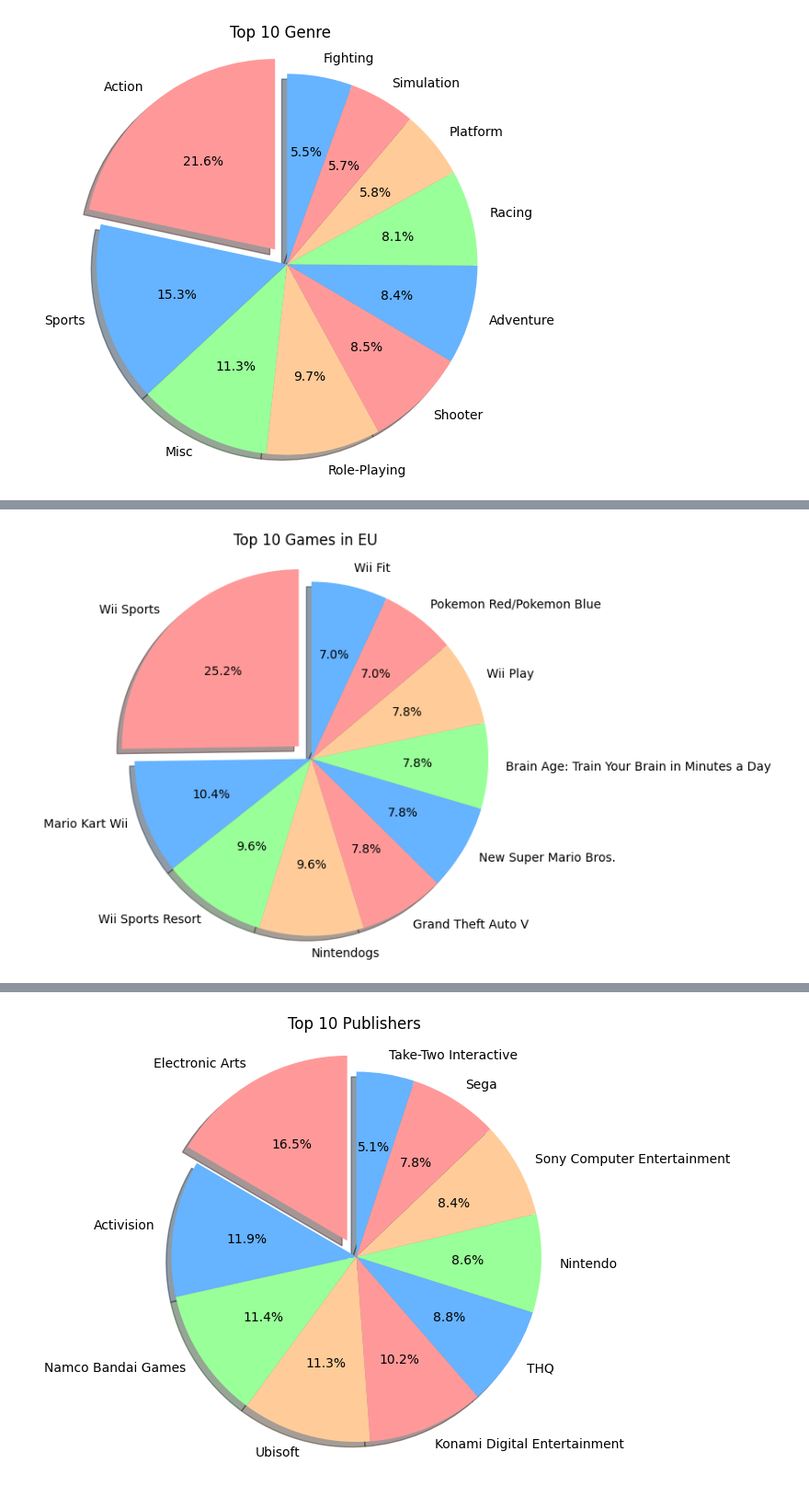
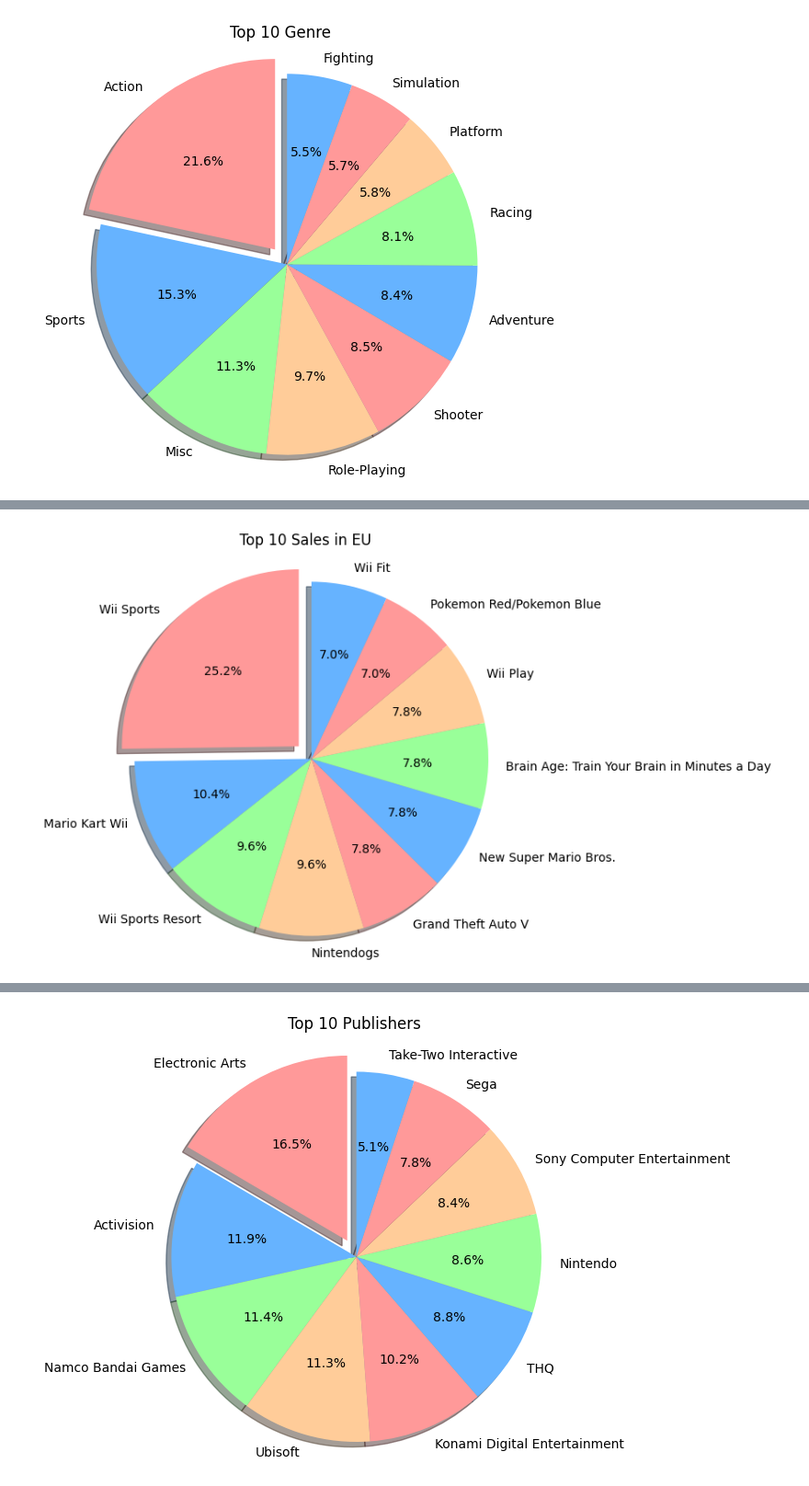
Before and after one commit to dedensyaaa/midterm_streamlit, a Jupyter notebook: VideoGameSales.ipynb, the cells around one changed output, grey strips where cells are left out. Shown: that part at 92% size. Saved outputs shown, nothing was run; the diff lists cells and outputs as text; code cells hidden in the pictures.

```diff
--- a/VideoGameSales.ipynb
+++ b/VideoGameSales.ipynb
@@ -333,27 +333,27 @@ plt.show()# Extract labels (Names of games) and sizes (Total sales for each game
 # %%
 # Extract labels (Names of games) and sizes (Total sales for each game)
 top10_na_sales = sales[['Name', 'EU_Sales']].sort_values(by='EU_Sales', ascending=False).head(10)
 
 labels = top10_na_sales['Name']
 sizes = top10_na_sales['EU_Sales']
 
 # 'Explode' the first slice only
 colors = ['#ff9999','#66b3ff','#99ff99','#ffcc99']
 explode = [0.1] + [0] * (len(labels) - 1) # 'Explode' the first slice only
 
 # Creating the pie chart
 plt.figure(figsize=(6,6))
 plt.pie(sizes, explode=explode, labels=labels, colors=colors, autopct='%1.1f%%',
         shadow=True, startangle=90)
 
 # Equal aspect ratio ensures that pie is drawn as a circle
 plt.axis('equal')
 
 # Display the chart
-plt.title('Top 10 Games in EU')
+plt.title('Top 10 Sales in EU')
 plt.show()# Extract labels (Names of games) and sizes (Total sales for each game)
 # %% [output]
-[figure, old version]
+[figure, new version]
 # %%
 # Extract labels (Names of games) and sizes (Total sales for each game)
 top10_na_sales = sales[['Name', 'JP_Sales']].sort_values(by='JP_Sales', ascending=False).head(10)
```
Also changed, not shown: parts of 2 cells of this notebook.
